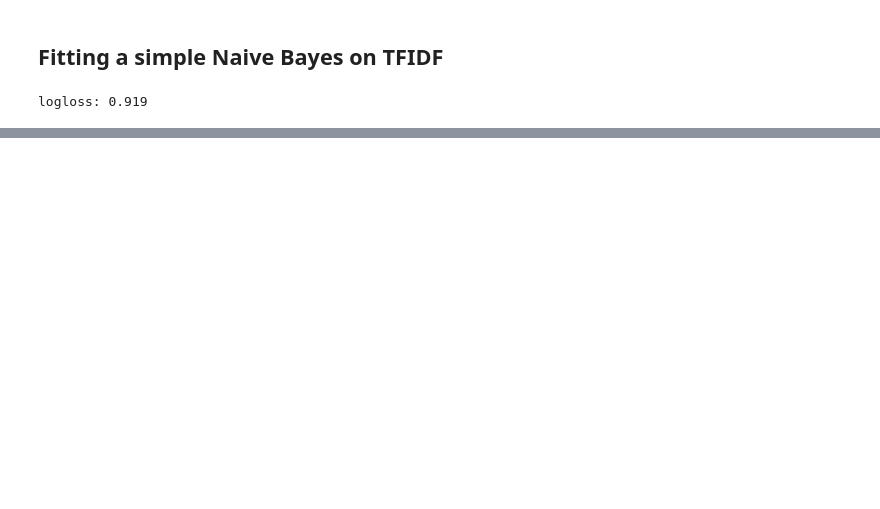
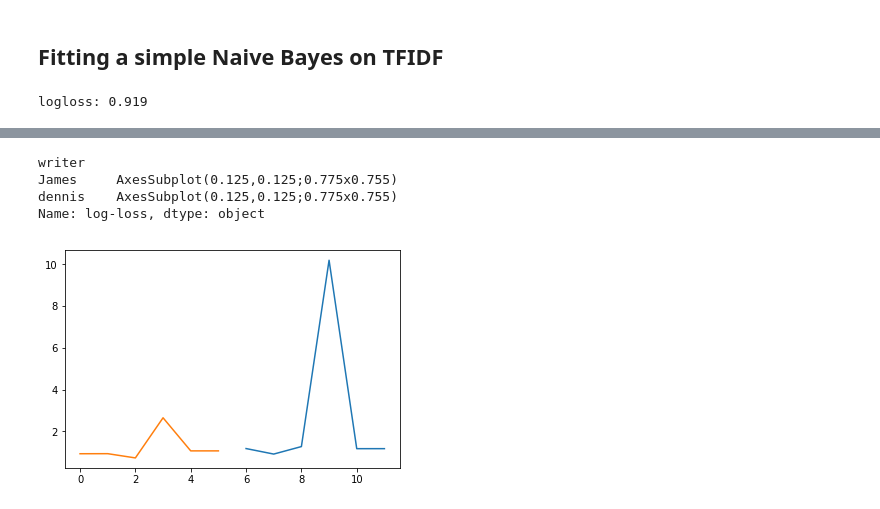
Before and after one commit to CornellDataScience/SWMR, a Jupyter notebook: in-domain.ipynb, the cells around one changed output, grey strips where cells are left out. Cells and saved outputs as stored; diff of their text form; code cells hidden in the pictures; blank space fills up the shorter version.

```diff
--- a/in-domain.ipynb
+++ b/in-domain.ipynb
@@ -285,0 +349,4 @@ print ("logloss: %0.3f " % multiclass_logloss(yvalid, predictions))
+# %%
+df = pd.read_csv('comparison_res.csv', delimiter = '\t')
+df = df[['classifier', 'log-loss', 'writer']]
+df
@@ -285,0 +367,8 @@ print ("logloss: %0.3f " % multiclass_logloss(yvalid, predictions))
+# %%
+df.groupby('writer')['log-loss'].plot(kind = 'line')
+# %% [output]
+writer
+James     AxesSubplot(0.125,0.125;0.775x0.755)
+dennis    AxesSubplot(0.125,0.125;0.775x0.755)
+Name: log-loss, dtype: object
+[figure, added]
```
Also changed, not shown: parts of 33 cells of this notebook, 1 other file.
